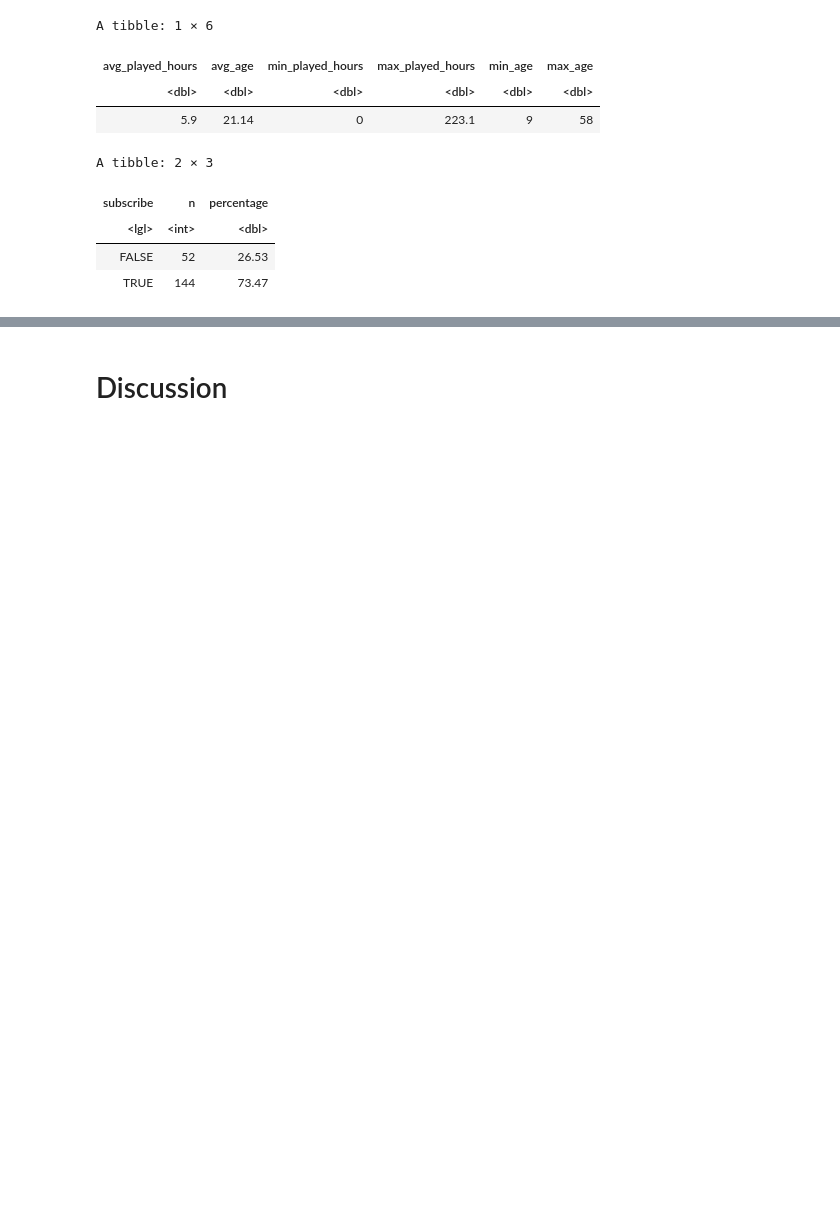
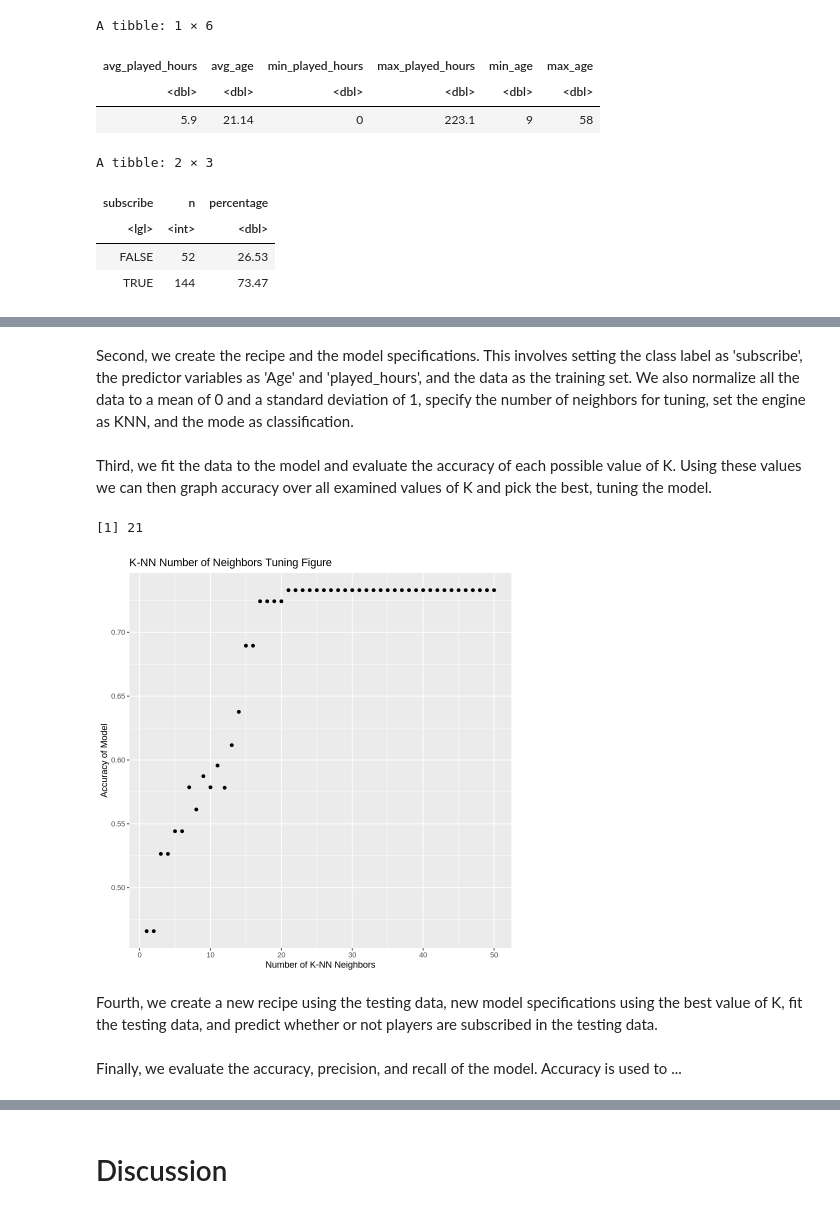
Before and after one commit to sjhillen/DSCI-Group-Project, a Jupyter notebook: SkeletonNotebook.ipynb, the cells around one changed output, grey strips where cells are left out. Drawn from its saved outputs; the diff is of its cells as text; code cells hidden in the pictures; blank space fills up the shorter version.

Commit message:
Made changes to the methods
added our model code and description. still need to do last touches on it

```diff
--- a/SkeletonNotebook.ipynb
+++ b/SkeletonNotebook.ipynb
@@ -129,0 +152,45 @@ A tibble: 2 × 3
+# %%
+set.seed(1)
+
+players_split <- initial_split(clean_players, prop = 0.6, strata = subscribe)
+players_training <- training(players_split)
+players_testing <- testing(players_split)
+
+vfold <- vfold_cv(players_training, v = 5, strata = subscribe)
+k_vals <- tibble(neighbors = seq(from = 1, to = 50, by = 1))
+# %% [markdown]
+Second, we create the recipe and the model specifications. This involves setting the class label as 'subscribe', the predictor variables as 'Age' and 'played_hours', and the data as the training set. We also normalize all the data to a mean of 0 and a standard deviation of 1, specify the number of neighbors for tuning, set the engine as KNN, and the mode as classification.
+# %%
+players_recipe <- recipe(subscribe ~ played_hours + Age, data = players_training) |>
+    step_scale(all_predictors()) |>
+    step_center(all_predictors())
+
+players_spec <- nearest_neighbor(weight_func = "rectangular", neighbors = tune()) |>
+    set_engine("kknn") |>
+    set_mode("classification")
+# %% [markdown]
+Third, we fit the data to the model and evaluate the accuracy of each possible value of K. Using these values we can then graph accuracy over all examined values of K and pick the best, tuning the model.
+# %%
+players_fit <- workflow() |>
+    add_recipe(players_recipe) |>
+    add_model(players_spec) |>
+    tune_grid(resamples = vfold, grid = k_vals) |>
+    collect_metrics() |>
+    filter(.metric == "accuracy")
+
+k_neighbors_plot <- ggplot(players_fit, aes(x = neighbors, y = mean)) +
+    geom_point() +
+    labs(y = "Accuracy of Model", x = "Number of K-NN Neighbors") +
+    ggtitle("K-NN Number of Neighbors Tuning Figure")
+k_neighbors_plot
+
+neighbors_best <- players_fit |>
+    arrange(desc(mean)) |>
+    head(1) |>
+    pull(neighbors)
+print(neighbors_best)
+# %% [output]
+[1] 21
+[figure, added]
+# %% [markdown]
+Fourth, we create a new recipe using the testing data, new model specifications using the best value of K, fit the testing data, and predict whether or not players are subscribed in the testing data.
@@ -129,0 +212,2 @@ A tibble: 2 × 3
+# %% [markdown]
+Finally, we evaluate the accuracy, precision, and recall of the model. Accuracy is used to ...
```
Also changed, not shown: parts of 5 cells of this notebook, 1 other file.
